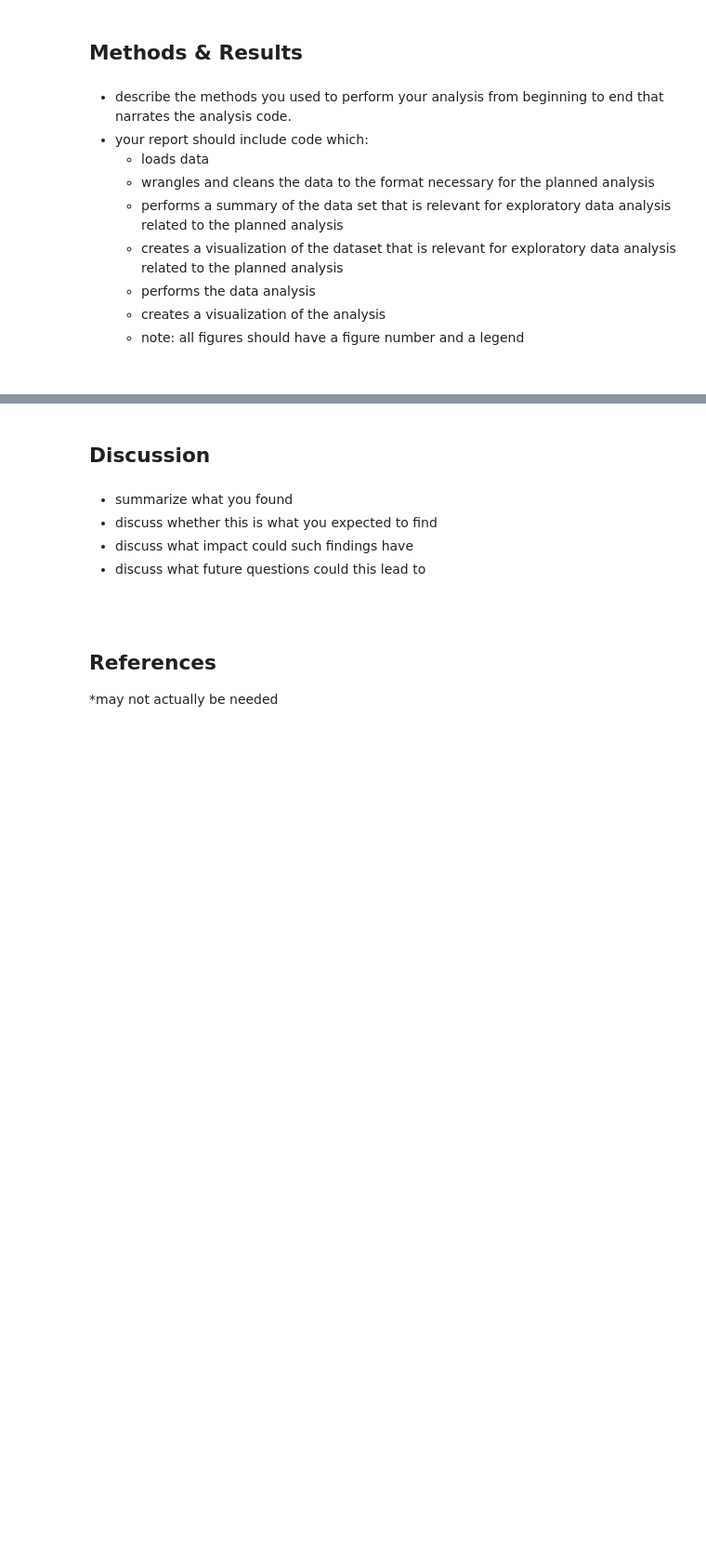
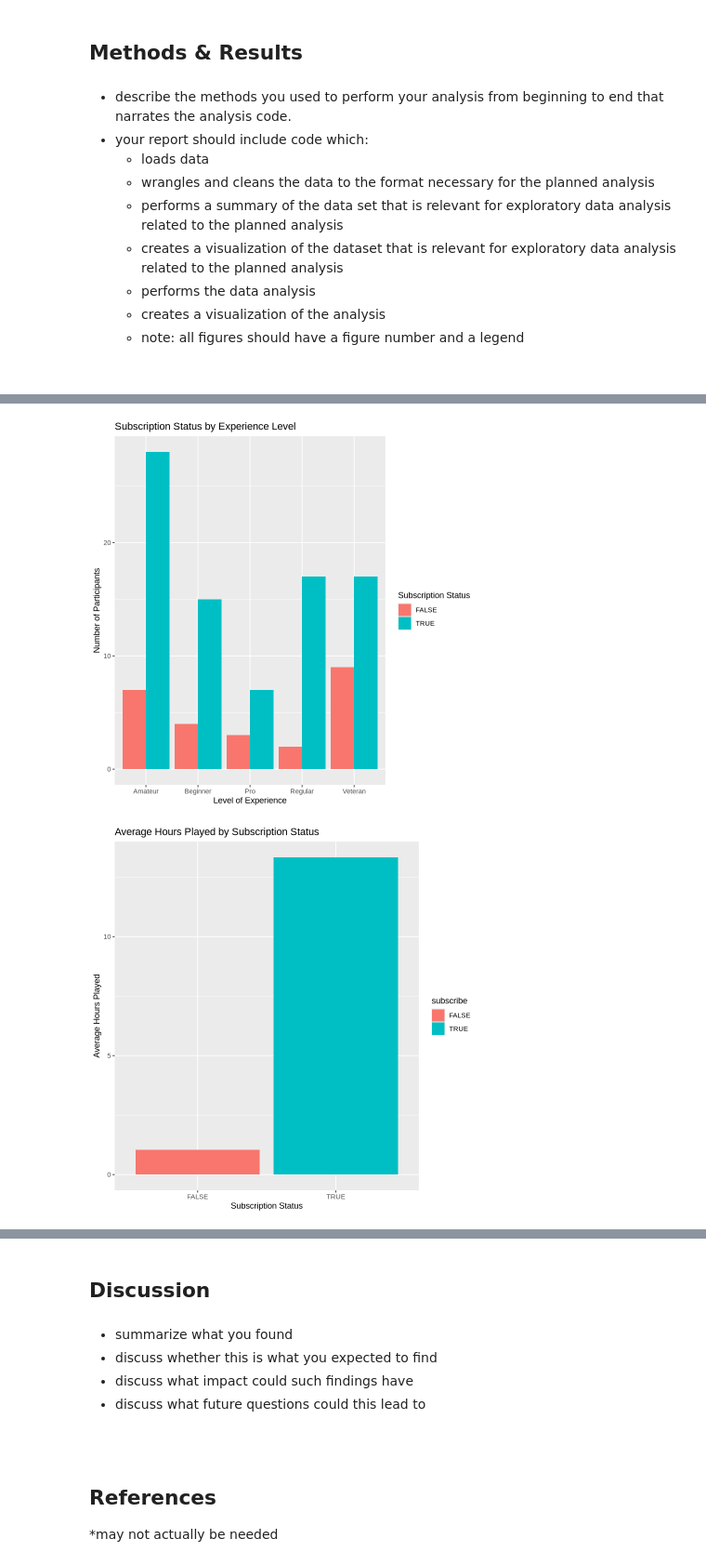
Before and after one commit to wandereryiu/dsci-100-2025W1-group-38, a Jupyter notebook: dsci_100_project_report_group_38.ipynb, the cells around one changed output, grey strips where cells are left out. Shown at 93% size. Drawn from its saved outputs; the diff is of its cells as text; code cells hidden in the pictures; blank space fills up the shorter version.

Commit message:
Add methods, data analysis, visualizations and set outline for classification model

```diff
--- a/dsci_100_project_report_group_38.ipynb
+++ b/dsci_100_project_report_group_38.ipynb
@@ -48,3 +36,9 @@ A classification model applying the k-nearest neighbours (kNN) will be used toi
     - note: all figures should have a figure number and a legend
 
 <br>
+# %%
+# Loading the dataset
+
+players_data <- read_csv("data/players.csv")
+
+head(players_data)
@@ -50,0 +72,9 @@ A classification model applying the k-nearest neighbours (kNN) will be used toi
+# %%
+# Filter out unwanted data
+
+players_filtered <- players_data |>
+    filter(played_hours != 0.0,
+           !is.na(Age)) |>
+    select(-hashedEmail, -name)
+
+head(players_filtered)
@@ -50,0 +260,50 @@ A classification model applying the k-nearest neighbours (kNN) will be used toi
+# %%
+# Visualizations
+
+# Comparing between the variables:
+# experience, played_hours, gender, and age
+# vs. subscription status
+
+# Create a dataset for visualization that shows the average hours played between two groups:
+# Subscribed vs. not subscribed to gaming-related newsletters
+average_hours <- players_filtered |>
+    group_by(subscribe) |>
+    summarise(avg_hours = mean(played_hours))
+
+# experience
+experience_bar_chart <- ggplot(players_filtered, aes(x = experience, fill = subscribe)) +
+    geom_bar(position = "dodge") +
+    labs(x = "Level of Experience", y = "Number of Participants",
+         fill = "Subscription Status",
+         title = "Subscription Status by Experience Level")
+
+# played_hours
+played_hours_plot <- ggplot(average_hours, aes(x = subscribe, y = avg_hours, fill = subscribe)) +
+    geom_bar(stat = "identity") +
+    labs(x = "Subscription Status", y = "Average Hours Played",
+         title = "Average Hours Played by Subscription Status")
+
+# gender
+gender_plot <- ggplot(players_filtered, aes(x = gender, fill = subscribe)) +
+    geom_bar(position = "dodge") +
+    labs(x = "Gender", y = "Number of Participants",
+         fill = "Subscription Status",
+         title = "Subscription Status by Gender")
+
+# age
+age_chart <- ggplot(players_filtered, aes(x = Age)) +
+    geom_histogram(binwidth = 5, fill = "steelblue", color = "white") +
+    facet_wrap(~ subscribe) +
+    labs(x = "Age", y = "Number of Participants",
+    title = "Distribution of Age by Subscription Status")
+
+experience_bar_chart
+
+played_hours_plot
+
+gender_plot
+
+age_chart
+# %% [output]
+[figure, added]
+[figure, added]
```
Also changed, not shown: parts of 11 cells of this notebook.
